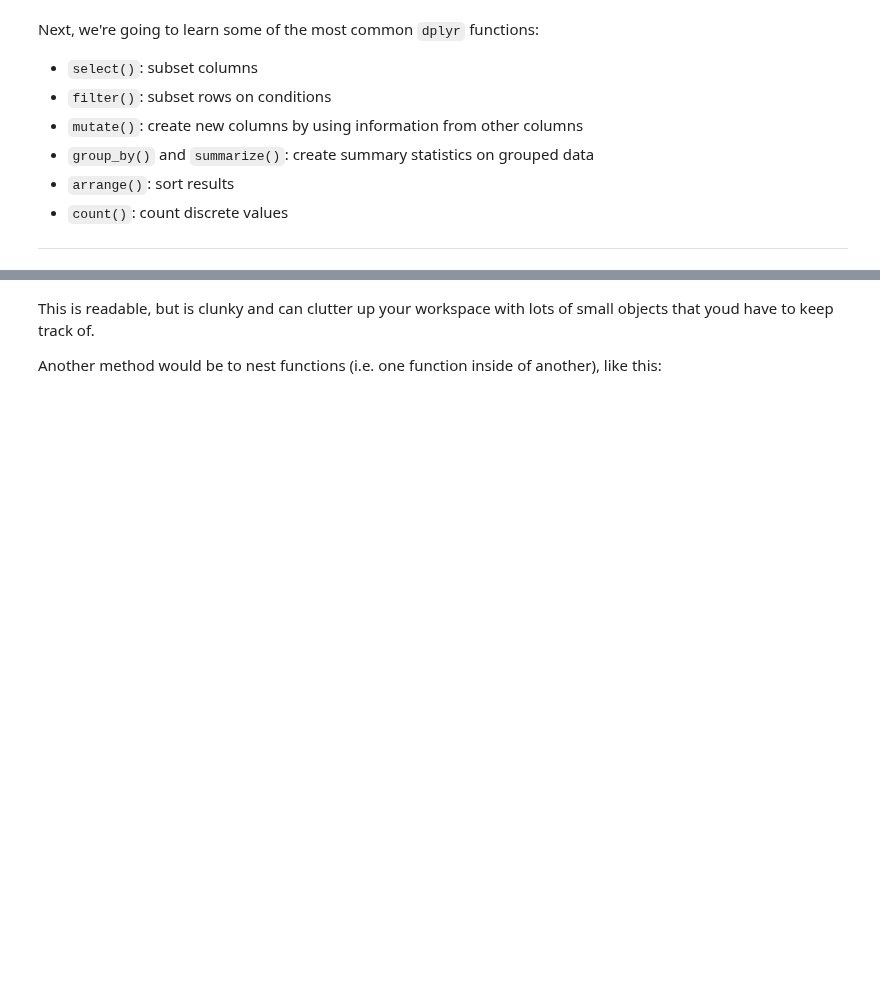
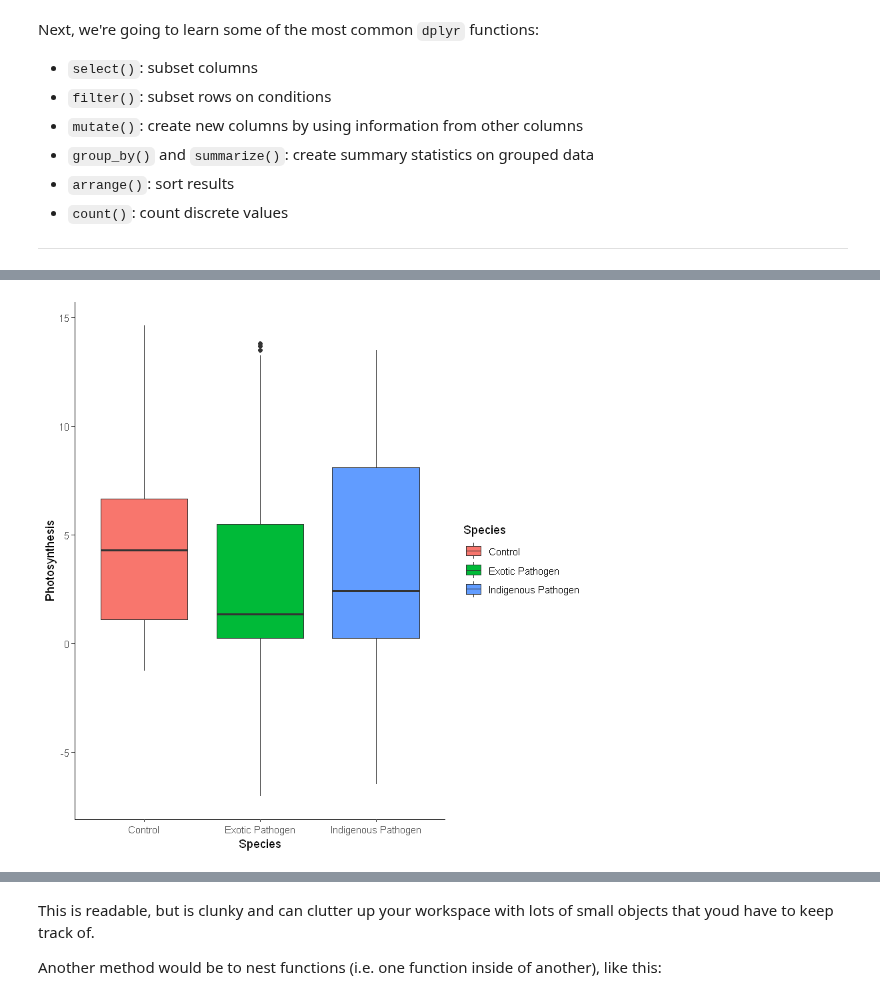
Before and after one commit to Diego-Ibarra/biol3782, a Jupyter notebook: week5/advanced_data_manipulation - JL edited version.ipynb, the cells around one changed output, grey strips where cells are left out. Cells and saved outputs as stored; diff of their text form; code cells hidden in the pictures; blank space fills up the shorter version.

```diff
--- a/week5/advanced_data_manipulation - JL edited version.ipynb
+++ b/week5/advanced_data_manipulation - JL edited version.ipynb
@@ -126,0 +232,5 @@ We can see that `left_join` combined RDT_ppb and Flushed_ppb data by the same ad
+# %%
+combined_data<-merge(photosynthesis,conductivity,all.x = TRUE, all.y = TRUE)
+
+combined_data  %>%
+head(4)
@@ -252,0 +396,8 @@ filter(combined_lead, Municipality=='Utility A', Date_sampled == '10/29/2018')
+# %%
+#convert to factor
+
+combined_data$Species<-as.factor(combined_data$Species)
+
+# provides levels of a factor using the levels command.
+
+levels(combined_data$Species)
@@ -252,0 +409,7 @@ filter(combined_lead, Municipality=='Utility A', Date_sampled == '10/29/2018')
+# %%
+data_filtered<- combined_data %>%
+filter(Photosynthesis <200 & Species !="Both Pathogens")
+
+summary(data_filtered$Species)
+
+data_filtered
@@ -252,0 +436,7 @@ filter(combined_lead, Municipality=='Utility A', Date_sampled == '10/29/2018')
+# %%
+data_filtered %>%
+ggplot()+
+geom_boxplot(aes(x=Species, y=Photosynthesis, fill=Species))+
+theme_classic()
+# %% [output]
+[figure, added]
```
Also changed, not shown: parts of 132 cells of this notebook, 8 other files.
